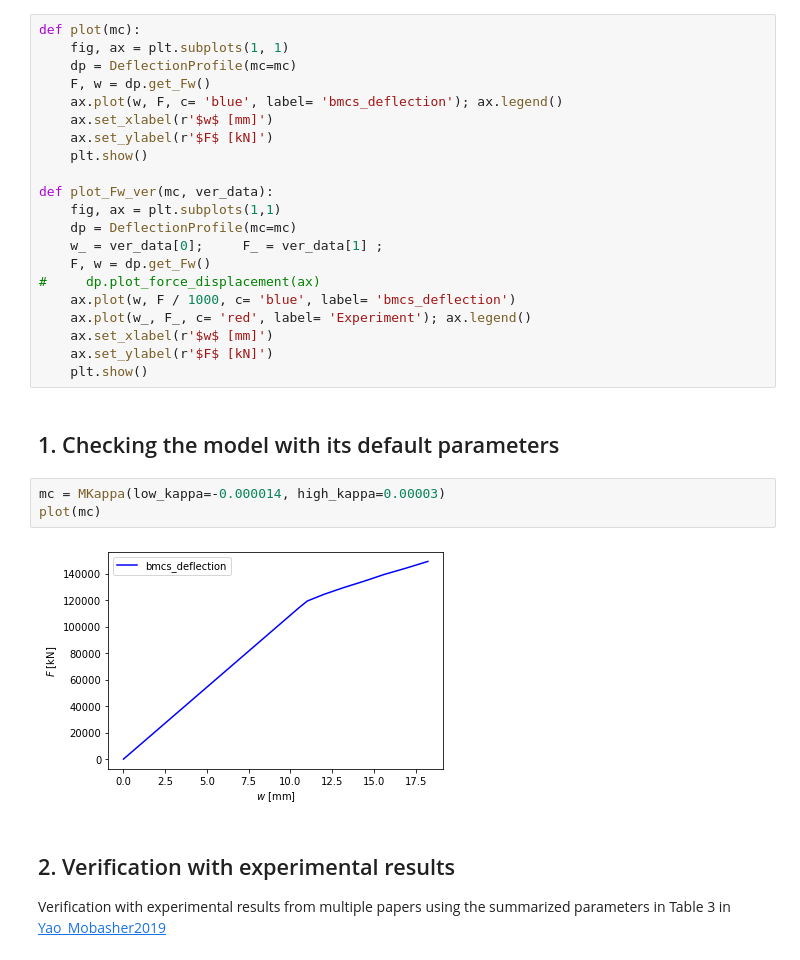
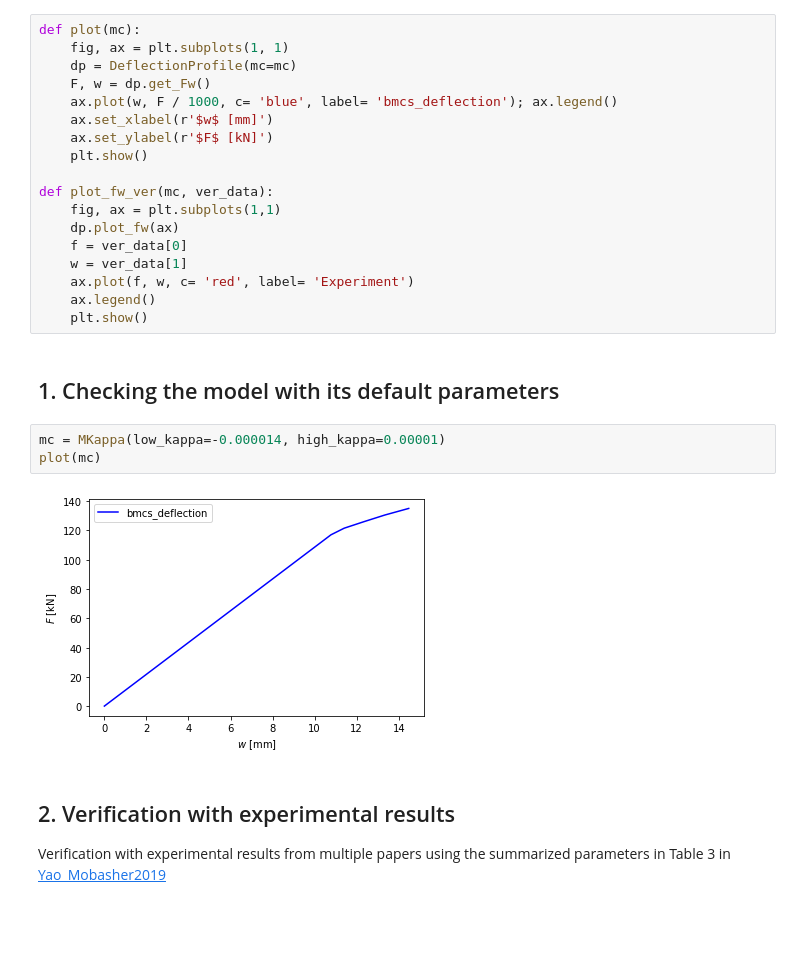
Before and after one commit to bmcs-group/bmcs_beam, a Jupyter notebook: notebooks/deflection_profile_verification.ipynb, the cells around one changed output. Drawn from its saved outputs; the diff is of its cells as text; blank space fills up the shorter version.

```diff
--- a/notebooks/deflection_profile_verification.ipynb
+++ b/notebooks/deflection_profile_verification.ipynb
@@ -18,29 +20,26 @@ def plot(mc):
     fig, ax = plt.subplots(1, 1)
     dp = DeflectionProfile(mc=mc)
     F, w = dp.get_Fw()
-    ax.plot(w, F, c= 'blue', label= 'bmcs_deflection'); ax.legend()
+    ax.plot(w, F / 1000, c= 'blue', label= 'bmcs_deflection'); ax.legend()
     ax.set_xlabel(r'$w$ [mm]')
     ax.set_ylabel(r'$F$ [kN]')
     plt.show()
 
-def plot_Fw_ver(mc, ver_data):
+def plot_fw_ver(mc, ver_data):
     fig, ax = plt.subplots(1,1)
-    dp = DeflectionProfile(mc=mc)
-    w_ = ver_data[0];     F_ = ver_data[1] ;
-    F, w = dp.get_Fw()
-#     dp.plot_force_displacement(ax)
-    ax.plot(w, F / 1000, c= 'blue', label= 'bmcs_deflection')
-    ax.plot(w_, F_, c= 'red', label= 'Experiment'); ax.legend()
-    ax.set_xlabel(r'$w$ [mm]')
-    ax.set_ylabel(r'$F$ [kN]')
+    dp.plot_fw(ax)
+    f = ver_data[0]
+    w = ver_data[1]
+    ax.plot(f, w, c= 'red', label= 'Experiment')
+    ax.legend()
     plt.show()
 # %% [markdown]
 ## 1. Checking the model with its default parameters
 # %%
-mc = MKappa(low_kappa=-0.000014, high_kappa=0.00003)
+mc = MKappa(low_kappa=-0.000014, high_kappa=0.00001)
 plot(mc)
 # %% [output]
-[figure, old version]
+[figure, new version]
 # %% [markdown]
 ## 2. Verification with experimental results
 
```
Also changed, not shown: parts of 15 cells of this notebook, 1 other file.
